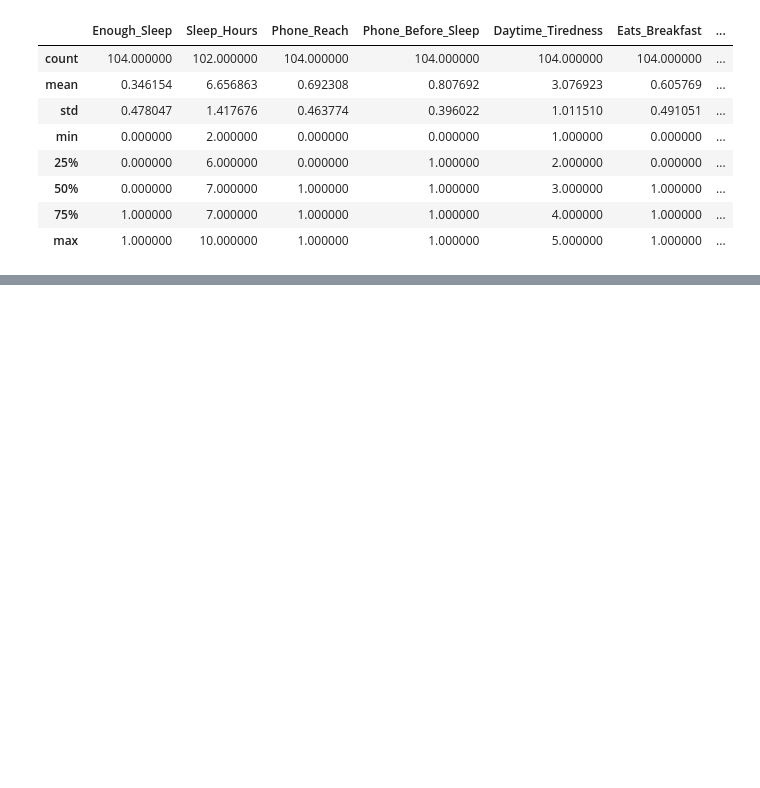
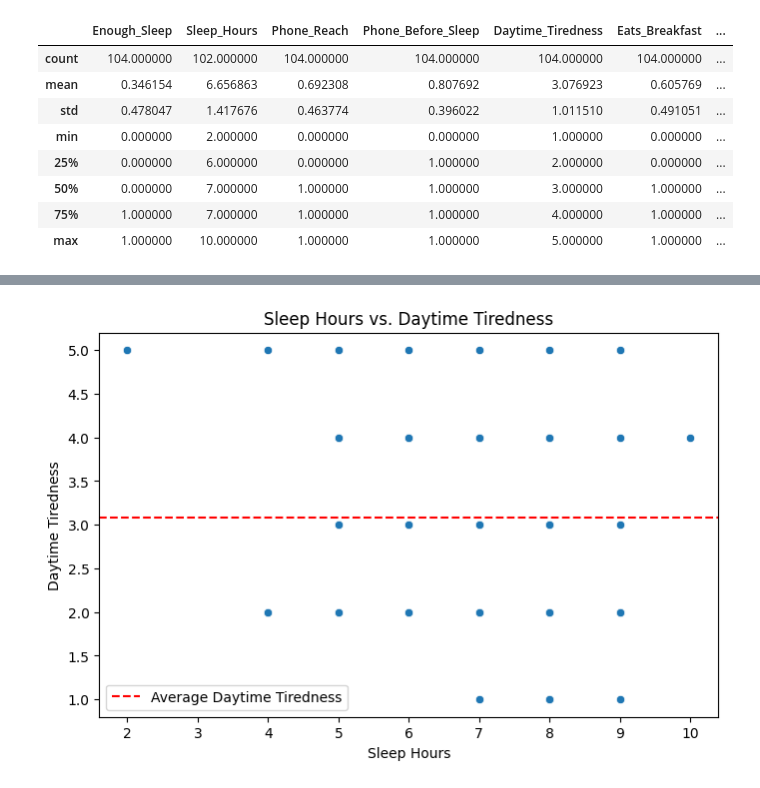
Before and after one commit to DANUSHMATHI2002/7PAM2000-0901-Applied_Data_Science, a Jupyter notebook: ASS1.ipynb, the cells around one changed output, grey strips where cells are left out. Cells and saved outputs as stored; diff of their text form; code cells hidden in the pictures; blank space fills up the shorter version.

```diff
--- a/ASS1.ipynb
+++ b/ASS1.ipynb
@@ -99,0 +115,16 @@ correlation_matrix
+# %%
+# Relational Graph: Scatter Plot
+def plot_sleep_hours_vs_daytime_tiredness(df):
+    """Create a scatter plot showing the relationship between Sleep Hours and Daytime Tiredness."""
+    plt.figure(figsize=(8, 5))
+    sns.scatterplot(x='Sleep_Hours', y='Daytime_Tiredness', data=df)
+    plt.title('Sleep Hours vs. Daytime Tiredness')
+    plt.xlabel('Sleep Hours')
+    plt.ylabel('Daytime Tiredness')
+    plt.axhline(y=df['Daytime_Tiredness'].mean(), color='r', linestyle='--', label='Average Daytime Tiredness')
+    plt.legend()
+    plt.show()
+
+plot_sleep_hours_vs_daytime_tiredness(df)
+# %% [output]
+[figure, added]
```
Also changed, not shown: parts of 3 cells of this notebook.
